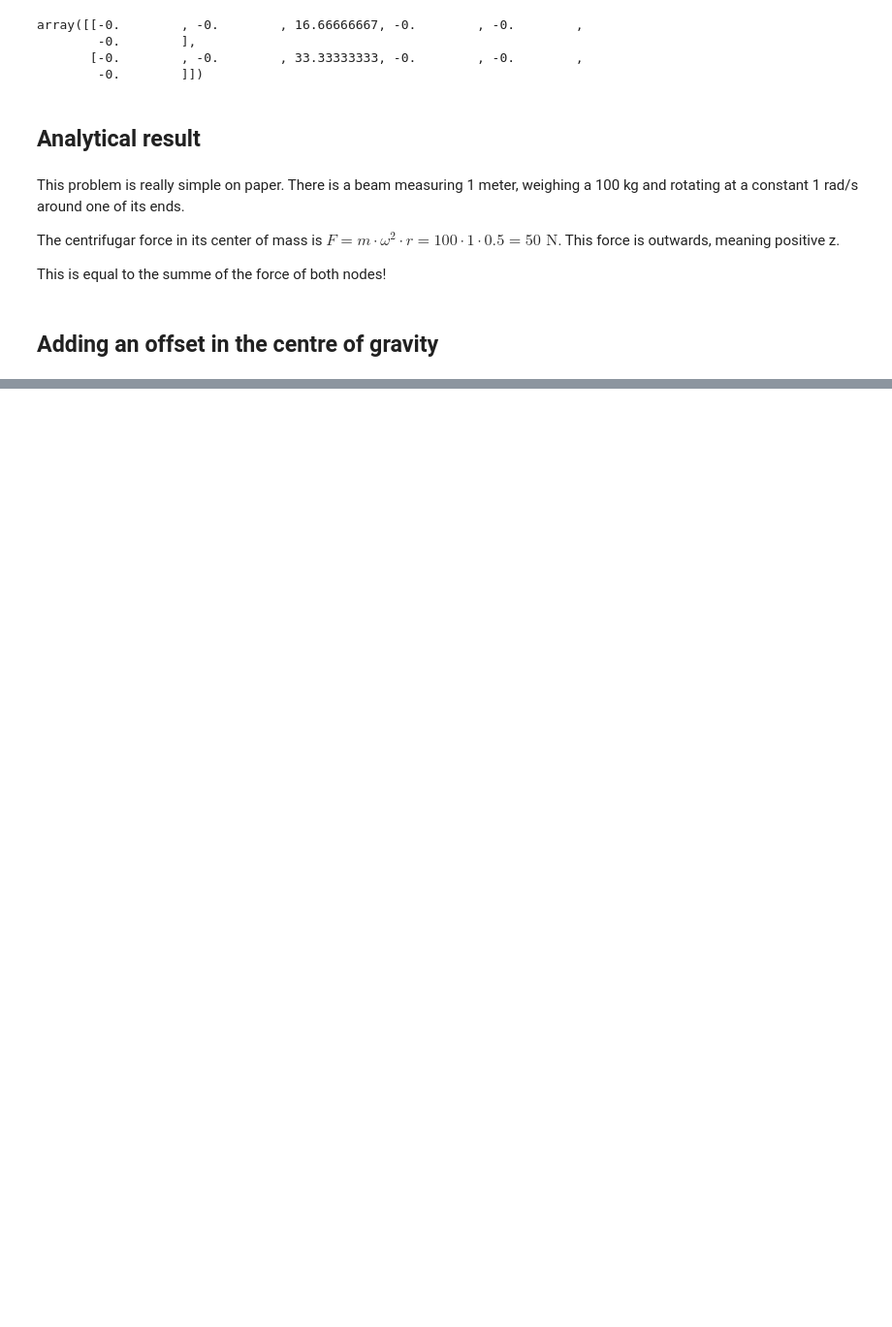
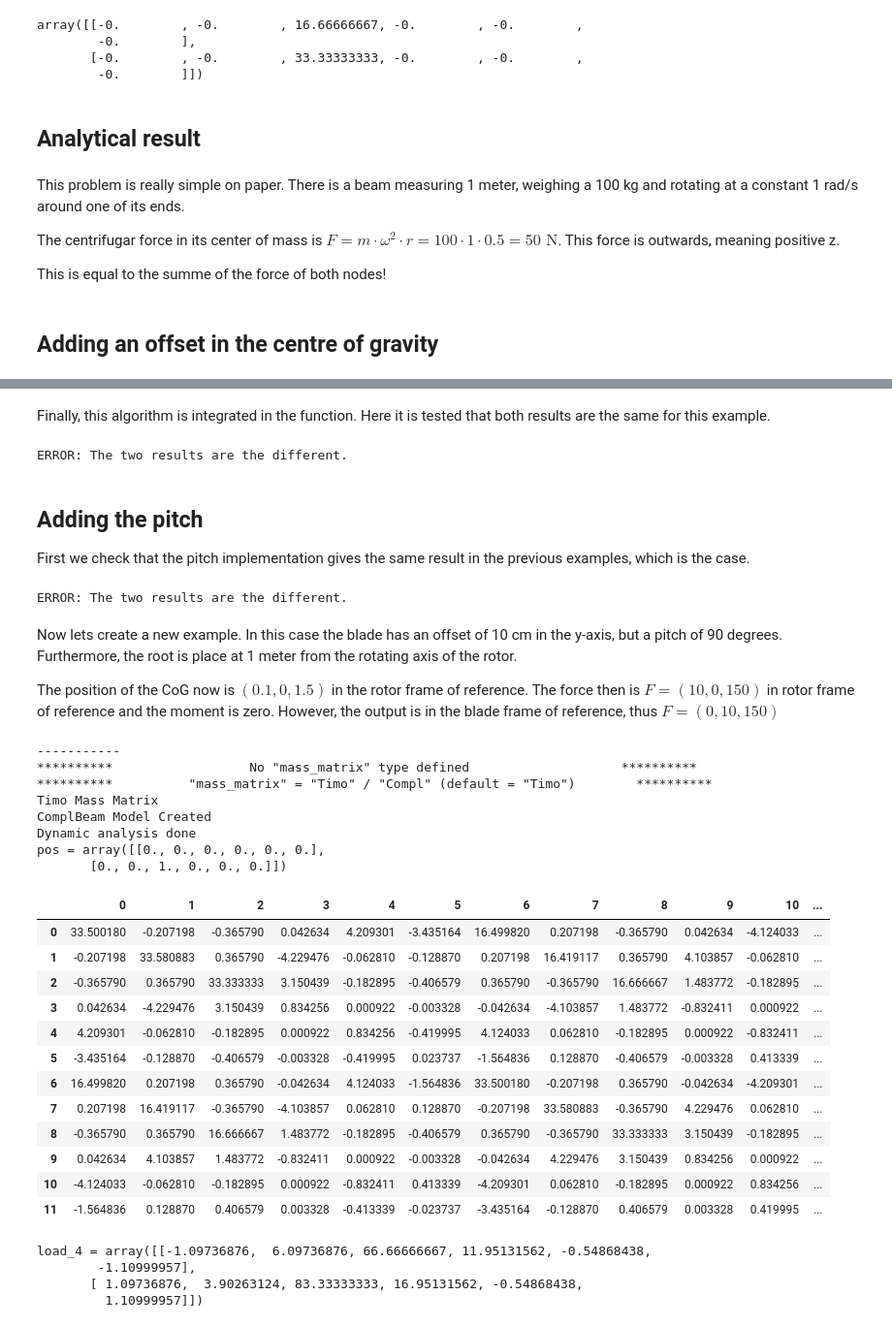
Before and after one commit to juliovmlo/master_thesis, a Jupyter notebook: straight_beam.ipynb, the cells around one changed output, grey strips where cells are left out. Shown: that part at 97% size. Drawn from its saved outputs; the diff is of its cells as text; code cells hidden in the pictures; blank space fills up the shorter version.

```diff
--- a/straight_beam.ipynb
+++ b/straight_beam.ipynb
@@ -183,0 +294,68 @@ I'm stuck with the analytical answer to this question. How can I compare this ca
+# %% [markdown]
+Finally, this algorithm is integrated in the function. Here it is tested that both results are the same for this example.
+# %%
+pos = np.array([[0.,0.,0.,0.,0.,0.],[0.,0.,1.,0.,0.,0.]])
+offset = np.array([[0.1,0,0],[0.1,0,0]])
+
+inertial_loads_fun = inertial_loads_fun_v02(pos,offset,M_mat_2m,omega)
+
+inertial_loads_fun = np.reshape(inertial_loads_fun, (-1,6))
+
+if np.array_equal(inertial_loads, inertial_loads_fun): print('The two results are the same.')
+else: print('ERROR: The two results are the different.')
+# %% [output]
+ERROR: The two results are the different.
+# %% [markdown]
+## Adding the pitch
+
+First we check that the pitch implementation gives the same result in the previous examples, which is the case.
+# %%
+res_inertial_loads_v03 = inertial_loads_v03(pos,offset,M_mat_2m,0,omega,0)
+
+res_inertial_loads_v03 = np.reshape(res_inertial_loads_v03, (-1,6))
+
+if np.array_equal(inertial_loads, res_inertial_loads_v03): print('The two results are the same.')
+else: print('ERROR: The two results are the different.')
+# %% [output]
+ERROR: The two results are the different.
+# %% [markdown]
+Now lets create a new example. In this case the blade has an offset of 10 cm in the y-axis, but a pitch of 90 degrees. Furthermore, the root is place at 1 meter from the rotating axis of the rotor.
+
+The position of the CoG now is $(0.1,0,1.5)$ in the rotor frame of reference. The force then is $F=(10,0,150)$ in rotor frame of reference and the moment is zero. However, the output is in the blade frame of reference, thus $F=(0,10,150)$
+# %%
+# - Get the mass matrix
+# For non dynamic calculations the mass matrix is not calculated
+f_model_json = "straight_beam_offset_y_dynamic.json"
+mainfile_dyn = os.path.join(inputfolder,f_model_json)
+
+# Calculate mass matrix
+beam_2m = ComplBeam(mainfile_dyn)
+M_mat_2m = beam_2m.M_mat_full
+pos = np.concatenate((beam_2m.nodeLocations,np.zeros((2,3))), axis=1)
+print(f'{pos = }')
+
+# Display DataFrame in Jupyter notebook
+M_mat_2m_df = pd.DataFrame(M_mat_2m)
+M_mat_2m_df
+# %% [output]
+-----------
+**********                  No "mass_matrix" type defined                    **********
+**********          "mass_matrix" = "Timo" / "Compl" (default = "Timo")        **********
+Timo Mass Matrix
+ComplBeam Model Created
+Dynamic analysis done
+pos = array([[0., 0., 0., 0., 0., 0.],
+       [0., 0., 1., 0., 0., 0.]])
+|  | 0 | 1 | 2 | 3 | 4 | 5 | 6 | 7 | 8 | 9 | 10 | ... |
+| 0 | 33.500180 | -0.207198 | -0.365790 | 0.042634 | 4.209301 | -3.435164 | 16.499820 | 0.207198 | -0.365790 | 0.042634 | -4.124033 | ... |
+| 1 | -0.207198 | 33.580883 | 0.365790 | -4.229476 | -0.062810 | -0.128870 | 0.207198 | 16.419117 | 0.365790 | 4.103857 | -0.062810 | ... |
+| 2 | -0.365790 | 0.365790 | 33.333333 | 3.150439 | -0.182895 | -0.406579 | 0.365790 | -0.365790 | 16.666667 | 1.483772 | -0.182895 | ... |
+| 3 | 0.042634 | -4.229476 | 3.150439 | 0.834256 | 0.000922 | -0.003328 | -0.042634 | -4.103857 | 1.483772 | -0.832411 | 0.000922 | ... |
+| 4 | 4.209301 | -0.062810 | -0.182895 | 0.000922 | 0.834256 | -0.419995 | 4.124033 | 0.062810 | -0.182895 | 0.000922 | -0.832411 | ... |
+| 5 | -3.435164 | -0.128870 | -0.406579 | -0.003328 | -0.419995 | 0.023737 | -1.564836 | 0.128870 | -0.406579 | -0.003328 | 0.413339 | ... |
+| 6 | 16.499820 | 0.207198 | 0.365790 | -0.042634 | 4.124033 | -1.564836 | 33.500180 | -0.207198 | 0.365790 | -0.042634 | -4.209301 | ... |
+| 7 | 0.207198 | 16.419117 | -0.365790 | -4.103857 | 0.062810 | 0.128870 | -0.207198 | 33.580883 | -0.365790 | 4.229476 | 0.062810 | ... |
+| 8 | -0.365790 | 0.365790 | 16.666667 | 1.483772 | -0.182895 | -0.406579 | 0.365790 | -0.365790 | 33.333333 | 3.150439 | -0.182895 | ... |
+| 9 | 0.042634 | 4.103857 | 1.483772 | -0.832411 | 0.000922 | -0.003328 | -0.042634 | 4.229476 | 3.150439 | 0.834256 | 0.000922 | ... |
+| 10 | -4.124033 | -0.062810 | -0.182895 | 0.000922 | -0.832411 | 0.413339 | -4.209301 | 0.062810 | -0.182895 | 0.000922 | 0.834256 | ... |
+| 11 | -1.564836 | 0.128870 | 0.406579 | 0.003328 | -0.413339 | -0.023737 | -3.435164 | -0.128870 | 0.406579 | 0.003328 | 0.419995 | ... |
@@ -183,0 +371,11 @@ I'm stuck with the analytical answer to this question. How can I compare this ca
+# %%
+load_4 = -inertial_loads_v03(pos,offset,M_mat_2m,r_hub*2,omega,pitch_rad)
+
+load_4 = np.reshape(load_4, (-1,6))
+
+print(f'{load_4 = }')
+# %% [output]
+load_4 = array([[-1.09736876,  6.09736876, 66.66666667, 11.95131562, -0.54868438,
+        -1.10999957],
+       [ 1.09736876,  3.90263124, 83.33333333, 16.95131562, -0.54868438,
+         1.10999957]])
```
Also changed, not shown: parts of 28 cells of this notebook, 8 other files.
